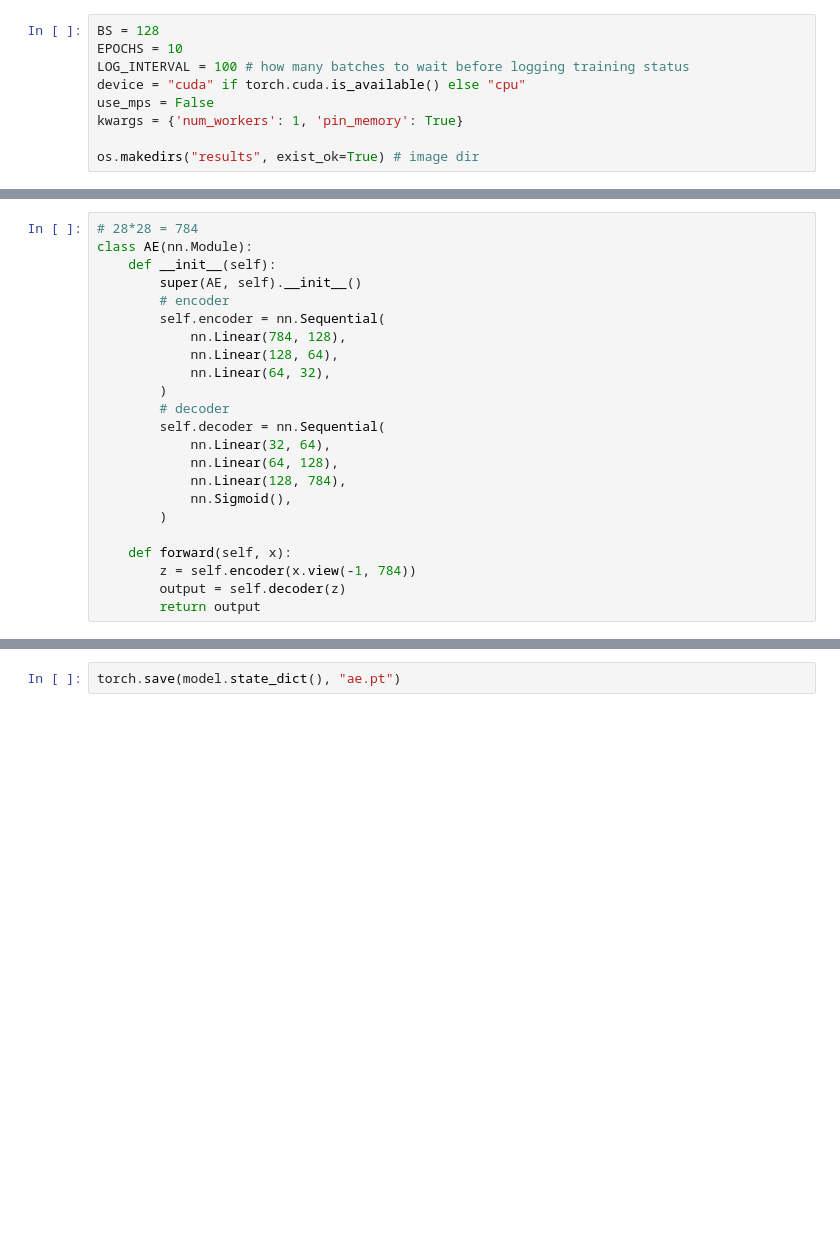
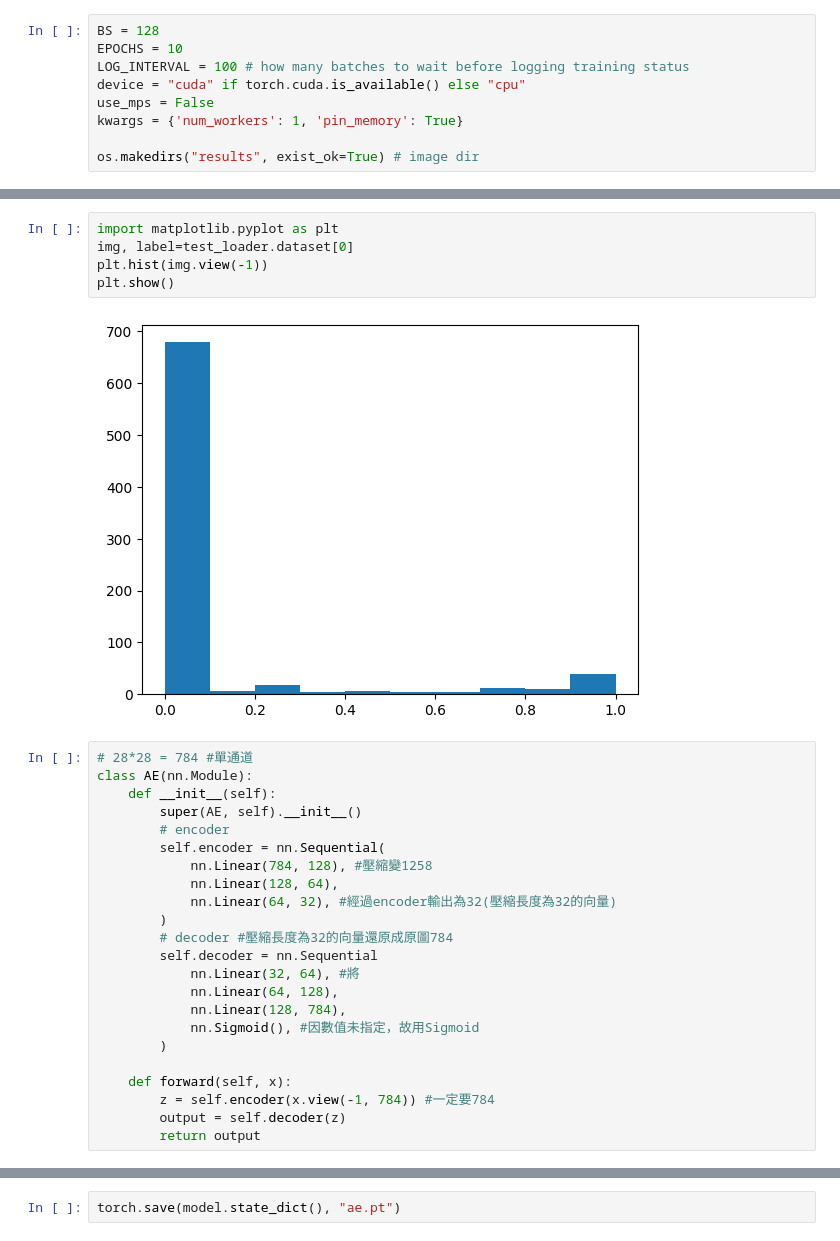
Before and after one commit to Sandwhaletree/2023.05_Tibame, a Jupyter notebook: A12_進階深度學習_李智揚/AutoEncoder.ipynb, the cells around one changed output, grey strips where cells are left out. Saved outputs shown, nothing was run; the diff lists cells and outputs as text; blank space fills up the shorter version.

```diff
--- a/A12_進階深度學習_李智揚/AutoEncoder.ipynb
+++ b/A12_進階深度學習_李智揚/AutoEncoder.ipynb
@@ -48,24 +49,31 @@ Extracting ../data/MNIST/raw/t10k-labels-idx1-ubyte.gz to ../data/MNIST/raw
+# %%
+import matplotlib.pyplot as plt
+img, label=test_loader.dataset[0]
+plt.hist(img.view(-1))
+plt.show()
+# %% [output]
+[figure, added]
 # %%
-# 28*28 = 784
+# 28*28 = 784 #單通道
 class AE(nn.Module):
     def __init__(self):
         super(AE, self).__init__()
         # encoder
         self.encoder = nn.Sequential(
-            nn.Linear(784, 128),
+            nn.Linear(784, 128), #壓縮變1258
             nn.Linear(128, 64),
-            nn.Linear(64, 32),
+            nn.Linear(64, 32), #經過encoder輸出為32(壓縮長度為32的向量)
         )
-        # decoder
-        self.decoder = nn.Sequential(
-            nn.Linear(32, 64),
+        # decoder #壓縮長度為32的向量還原成原圖784
+        self.decoder = nn.Sequential
+            nn.Linear(32, 64), #將
             nn.Linear(64, 128),
             nn.Linear(128, 784),
-            nn.Sigmoid(),
+            nn.Sigmoid(), #因數值未指定，故用Sigmoid
         )
 
     def forward(self, x):
-        z = self.encoder(x.view(-1, 784))
+        z = self.encoder(x.view(-1, 784)) #一定要784
         output = self.decoder(z)
         return output
 # %%
```
Also changed, not shown: parts of 4 cells of this notebook.
